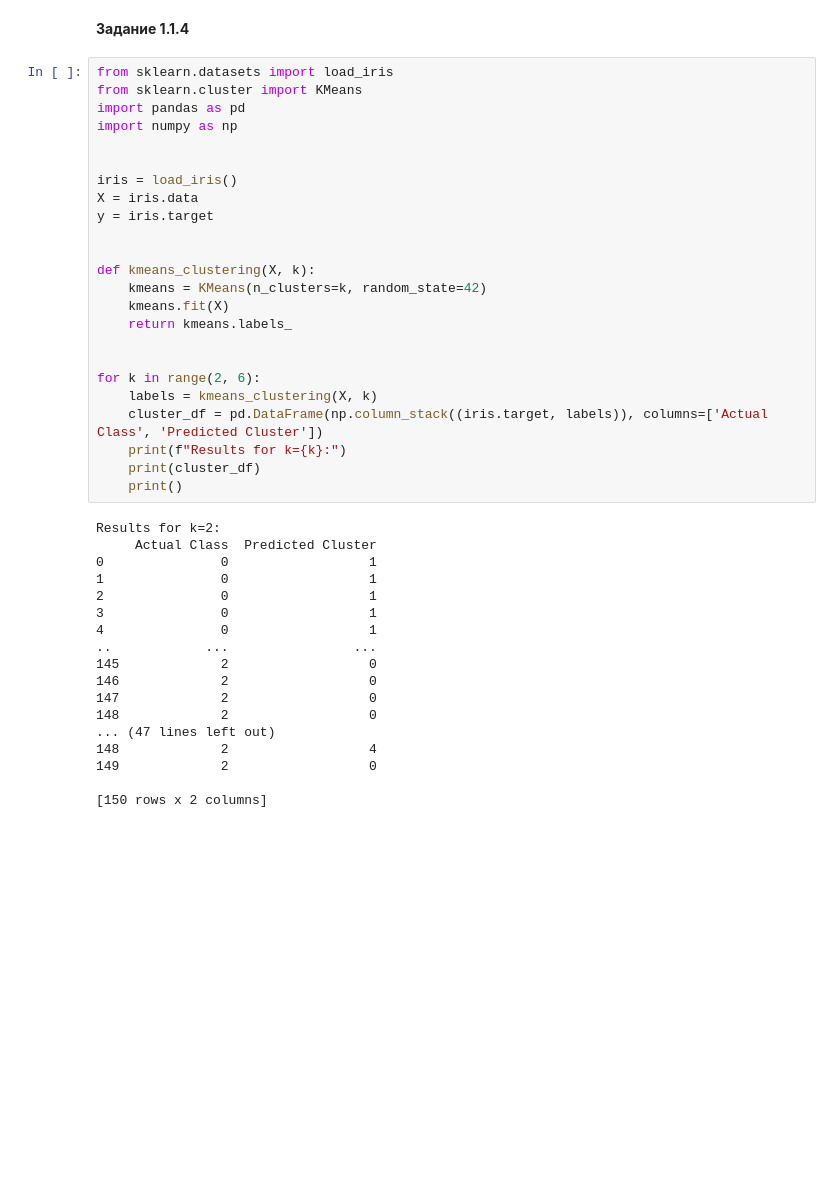
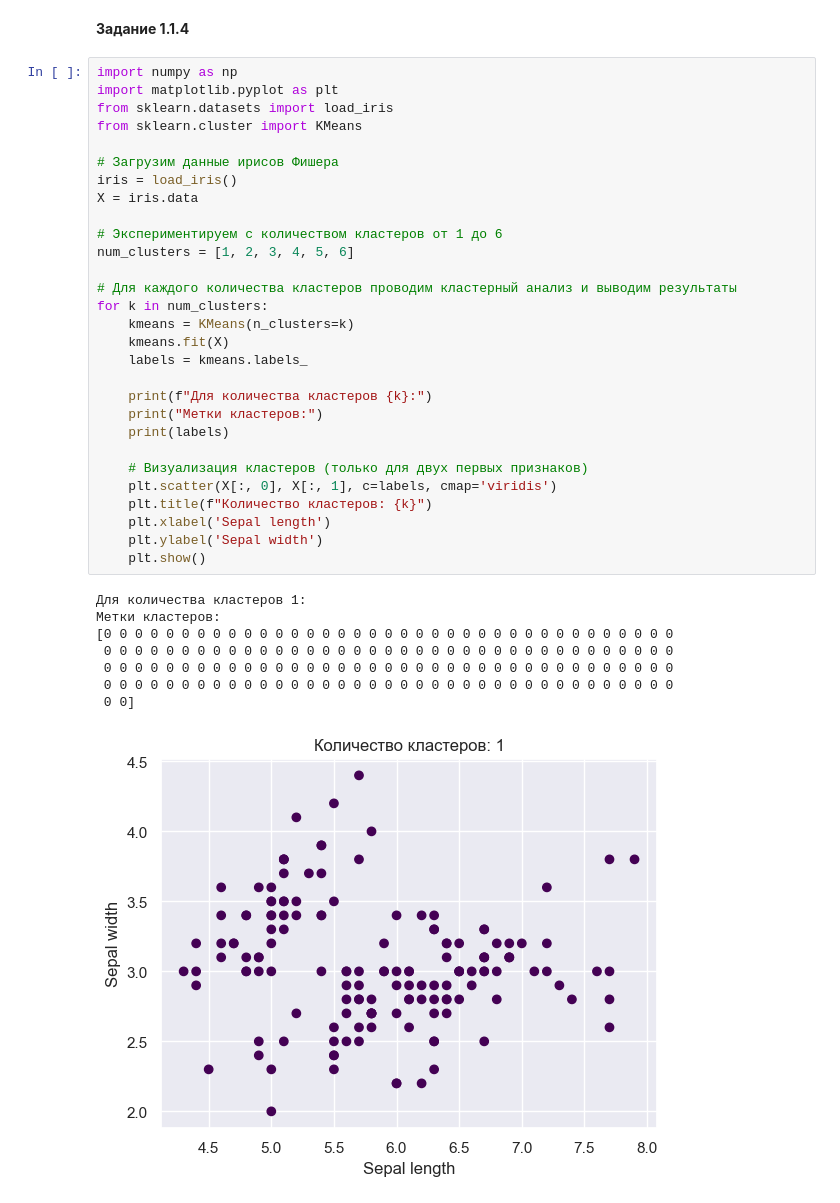
Before and after one commit to ivalukyan/workbook-ml, a Jupyter notebook: src/Workbook8_Lukyanov_I.ipynb, the cells around one changed output. Cells and saved outputs as stored; diff of their text form; blank space fills up the shorter version.

```diff
--- a/src/Workbook8_Lukyanov_I.ipynb
+++ b/src/Workbook8_Lukyanov_I.ipynb
@@ -103,44 +159,40 @@ for k in range(2, 6):
 # %% [markdown]
 **Задание 1.1.4**
 # %%
+import numpy as np
+import matplotlib.pyplot as plt
 from sklearn.datasets import load_iris
 from sklearn.cluster import KMeans
-import pandas as pd
-import numpy as np
 
-
+# Загрузим данные ирисов Фишера
 iris = load_iris()
 X = iris.data
-y = iris.target
 
+# Экспериментируем с количеством кластеров от 1 до 6
+num_clusters = [1, 2, 3, 4, 5, 6]
 
-def kmeans_clustering(X, k):
-    kmeans = KMeans(n_clusters=k, random_state=42)
+# Для каждого количества кластеров проводим кластерный анализ и выводим результаты
+for k in num_clusters:
+    kmeans = KMeans(n_clusters=k)
     kmeans.fit(X)
-    return kmeans.labels_
+    labels = kmeans.labels_
 
+    print(f"Для количества кластеров {k}:")
+    print("Метки кластеров:")
+    print(labels)
 
-for k in range(2, 6):
-    labels = kmeans_clustering(X, k)
-    cluster_df = pd.DataFrame(np.column_stack((iris.target, labels)), columns=['Actual Class', 'Predicted Cluster'])
-    print(f"Results for k={k}:")
-    print(cluster_df)
-    print()
+    # Визуализация кластеров (только для двух первых признаков)
+    plt.scatter(X[:, 0], X[:, 1], c=labels, cmap='viridis')
+    plt.title(f"Количество кластеров: {k}")
+    plt.xlabel('Sepal length')
+    plt.ylabel('Sepal width')
+    plt.show()
 # %% [output]
-Results for k=2:
-     Actual Class  Predicted Cluster
-0               0                  1
-1               0                  1
-2               0                  1
-3               0                  1
-4               0                  1
-..            ...                ...
-145             2                  0
-146             2                  0
-147             2                  0
-148             2                  0
-... (47 lines left out)
-148             2                  4
-149             2                  0
-
-[150 rows x 2 columns]
+Для количества кластеров 1:
+Метки кластеров:
+[0 0 0 0 0 0 0 0 0 0 0 0 0 0 0 0 0 0 0 0 0 0 0 0 0 0 0 0 0 0 0 0 0 0 0 0 0
+ 0 0 0 0 0 0 0 0 0 0 0 0 0 0 0 0 0 0 0 0 0 0 0 0 0 0 0 0 0 0 0 0 0 0 0 0 0
+ 0 0 0 0 0 0 0 0 0 0 0 0 0 0 0 0 0 0 0 0 0 0 0 0 0 0 0 0 0 0 0 0 0 0 0 0 0
+ 0 0 0 0 0 0 0 0 0 0 0 0 0 0 0 0 0 0 0 0 0 0 0 0 0 0 0 0 0 0 0 0 0 0 0 0 0
+ 0 0]
+[figure, added]
```
Also changed, not shown: parts of 11 cells of this notebook.
